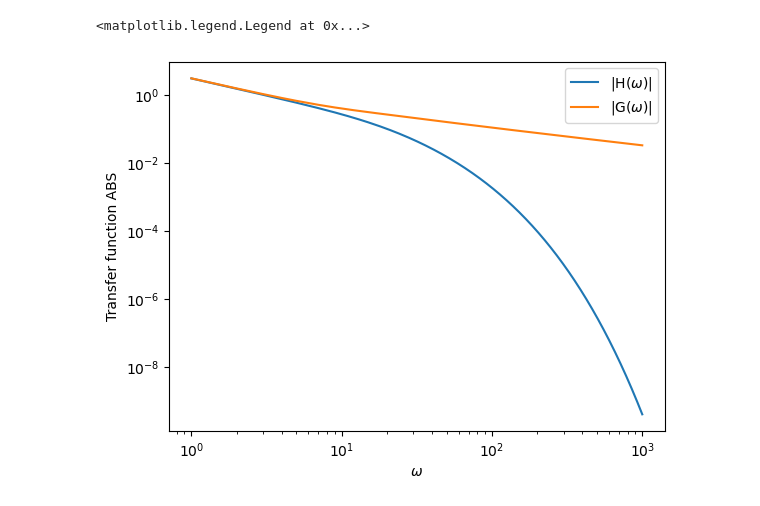
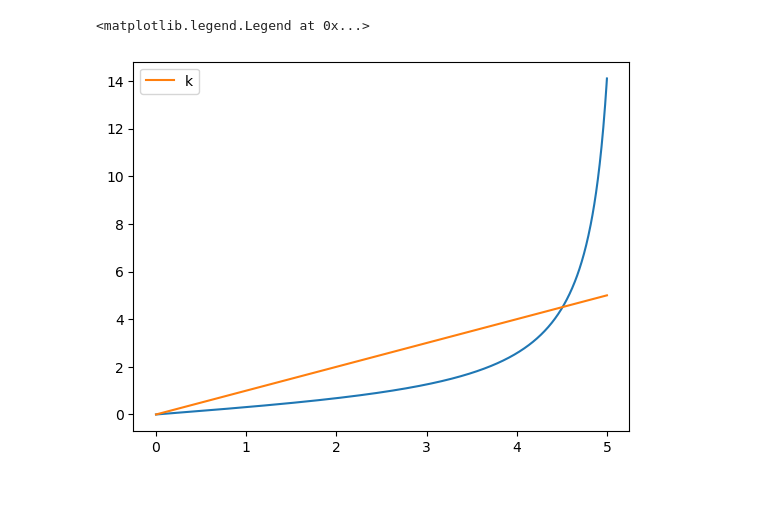
Before and after one commit to Sparisi01/RPM_implementation, a Jupyter notebook: transfer_function_drawer.ipynb, the cells around one changed output. Drawn from its saved outputs; the diff is of its cells as text; code cells hidden in the pictures.

```diff
--- a/transfer_function_drawer.ipynb
+++ b/transfer_function_drawer.ipynb
@@ -10,17 +4,15 @@ def G(z,h,L):
 # %%
 L, h, D = 1, 1, 1
 
-omegas = np.arange(1,1000,1)
-z = np.sqrt(omegas/(2*D))*complex(1,-1)
+k = np.linspace(0, 5, 1000)
 
-plt.plot(omegas,abs(H(z,h,L)),label=r"|H($\omega$)|")
-plt.plot(omegas,abs(G(z,h,L)),label=r"|G($\omega$)|")
+L = 0.3
+h = 1
 
-plt.xscale("log")
-plt.yscale("log")
-plt.xlabel(r'$\omega$')
-plt.ylabel(r'Transfer function ABS')
+plt.plot(k, h*np.tan(k*L))
+plt.plot(k, k, label="k")
+
 plt.legend()
 # %% [output]
 <matplotlib.legend.Legend at 0x...>
-[figure, old version]
+[figure, new version]
```
Also changed, not shown: parts of 1 cell of this notebook, 8 other files.
